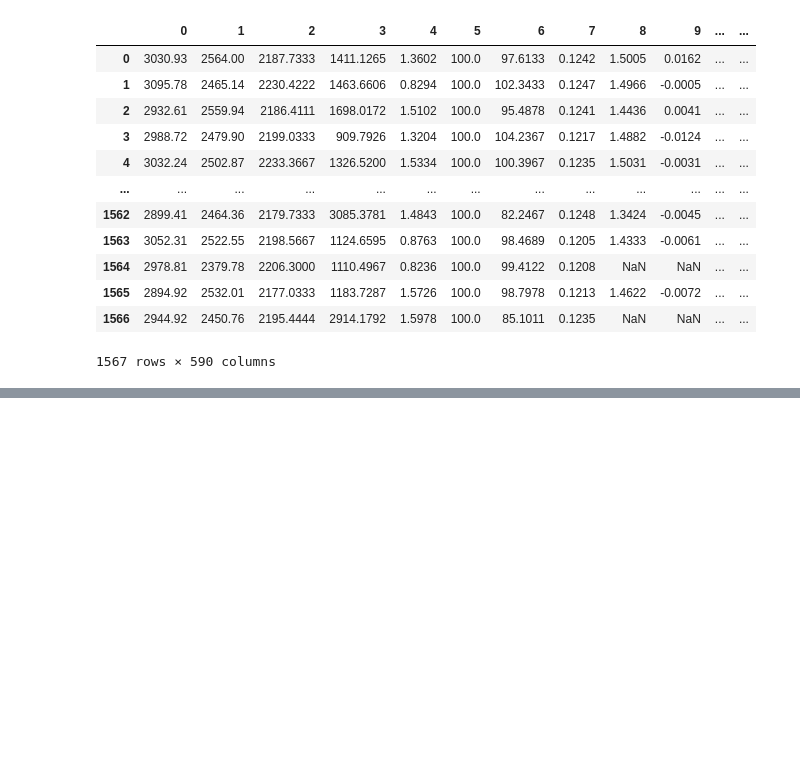
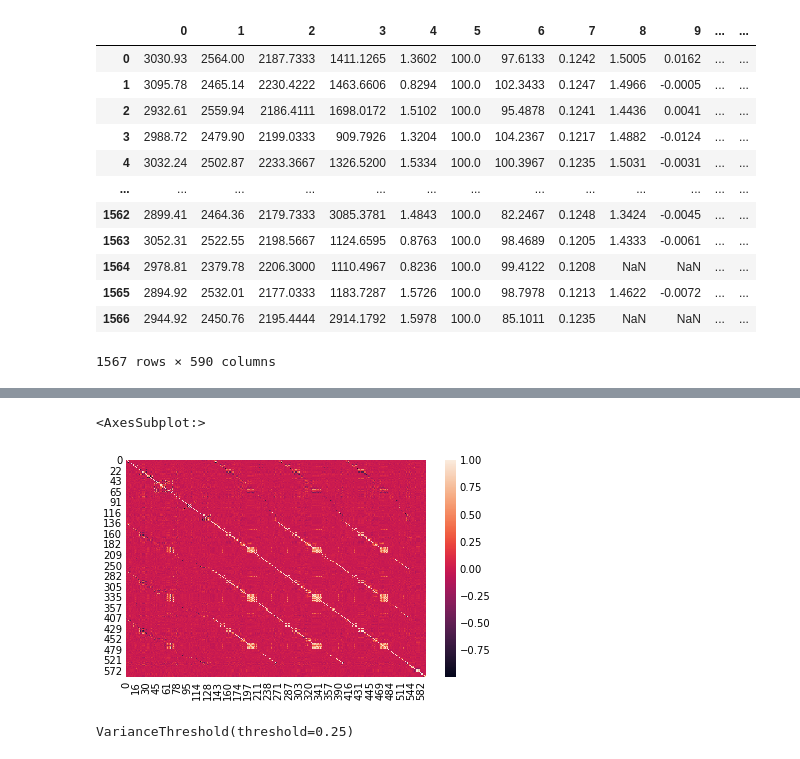
Before and after one commit to Minsyk/SECOM_Project, a Jupyter notebook: initial_analysis_python.ipynb, the cells around one changed output, grey strips where cells are left out. Cells and saved outputs as stored; diff of their text form; code cells hidden in the pictures; blank space fills up the shorter version.

```diff
--- a/initial_analysis_python.ipynb
+++ b/initial_analysis_python.ipynb
@@ -63,0 +180,4 @@ concat_df.describe()
+# %%
+percent_missing = concat_df.isnull().sum() * 100 / len(concat_df)
+missing_value_df = pd.DataFrame({'column_name': concat_df.columns,
+                                 'percent_missing': percent_missing})
@@ -63,0 +204,4 @@ concat_df.describe()
+# %%
+colnames = missing_value_df[missing_value_df["percent_missing"]<2.5]["column_name"].values
+# %%
+missings_dropped = concat_df[colnames]
@@ -63,0 +214,4 @@ concat_df.describe()
+# %%
+unique_series = missings_dropped.nunique()
+constants_dropped = missings_dropped[unique_series[unique_series != 1].index]
+print("{} columns were dropped".format(missings_dropped.shape[1] - constants_dropped.shape[1]))
@@ -63,0 +233,12 @@ concat_df.describe()
+# %%
+sns.heatmap(constants_dropped.corr())
+# %% [output]
+<AxesSubplot:>
+[figure, added]
+# %%
+from sklearn.feature_selection import VarianceThreshold
+
+var_thr = VarianceThreshold(threshold = 0.25) #Removing both constant and quasi-constant
+var_thr.fit(missings_dropped)
+# %% [output]
+VarianceThreshold(threshold=0.25)
```
Also changed, not shown: parts of 50 cells of this notebook.
